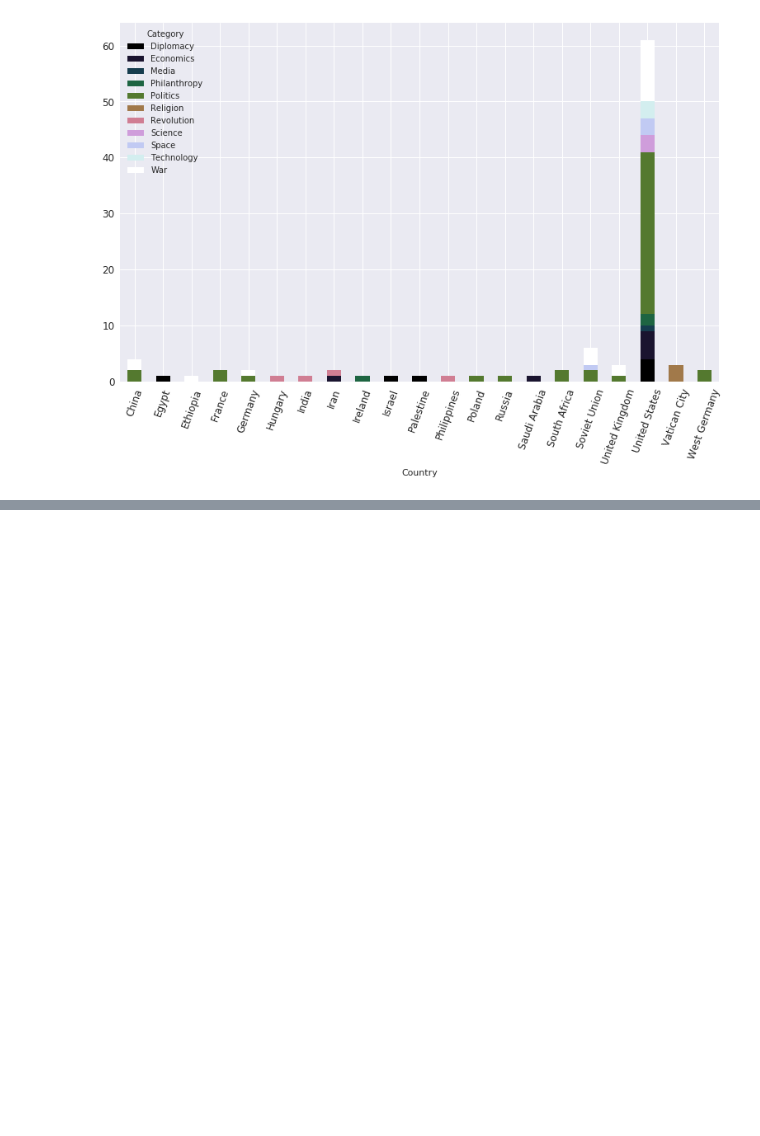
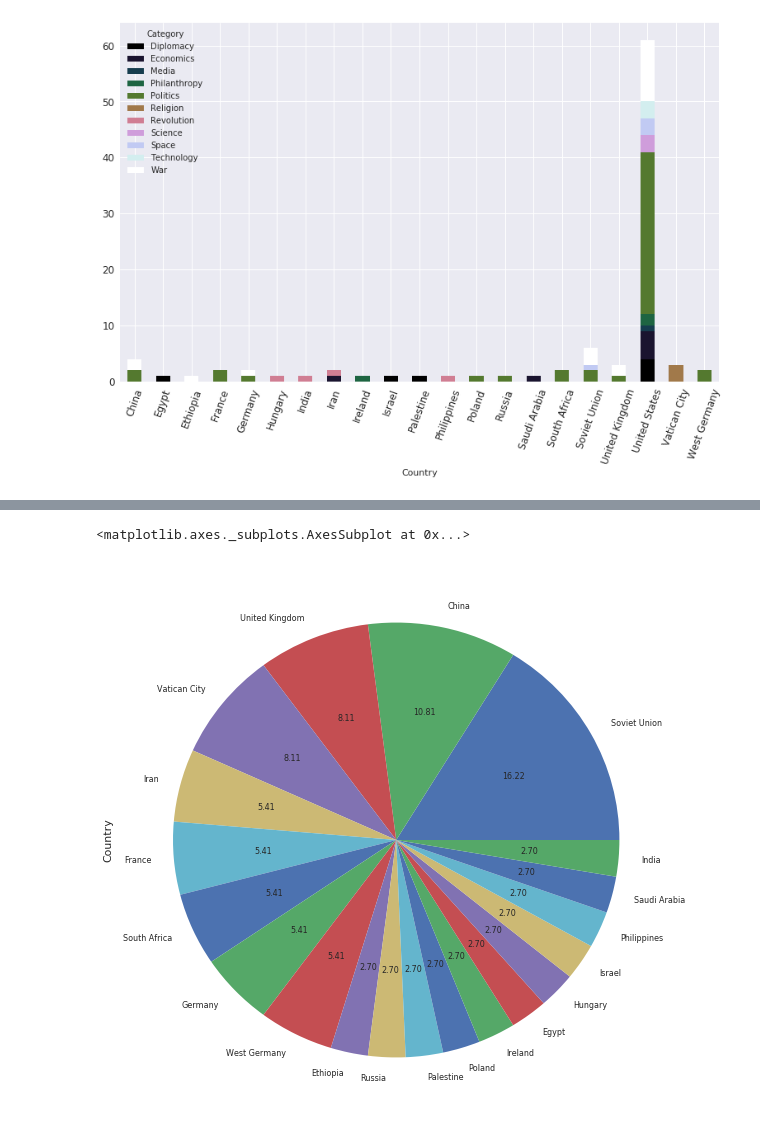
Before and after one commit to torres07/data-visualization, a Jupyter notebook: data-visualization/person-of-the-year/person-of-the-year.ipynb, the cells around one changed output, grey strips where cells are left out. Cells and saved outputs as stored; diff of their text form; code cells hidden in the pictures; blank space fills up the shorter version.

```diff
--- a/data-visualization/person-of-the-year/person-of-the-year.ipynb
+++ b/data-visualization/person-of-the-year/person-of-the-year.ipynb
@@ -83,0 +112,7 @@ category_groupby_less_usa.plot(kind='bar', stacked=True, figsize=(12,8), colorma
+# %%
+winners_per_country_less_usa = data[data['Country'] != 'United States']
+winners_per_country_less_usa = winners_per_country_less_usa['Country'].value_counts()
+winners_per_country_less_usa.plot(kind='pie', figsize=(10, 10), autopct='%.2f', fontsize=8)
+# %% [output]
+<matplotlib.axes._subplots.AxesSubplot at 0x...>
+[figure, added]
```
Also changed, not shown: parts of 7 cells of this notebook.
